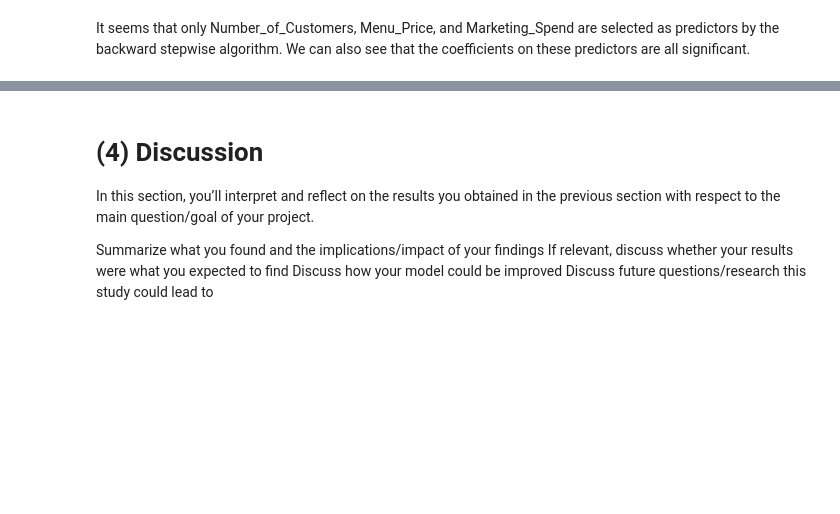
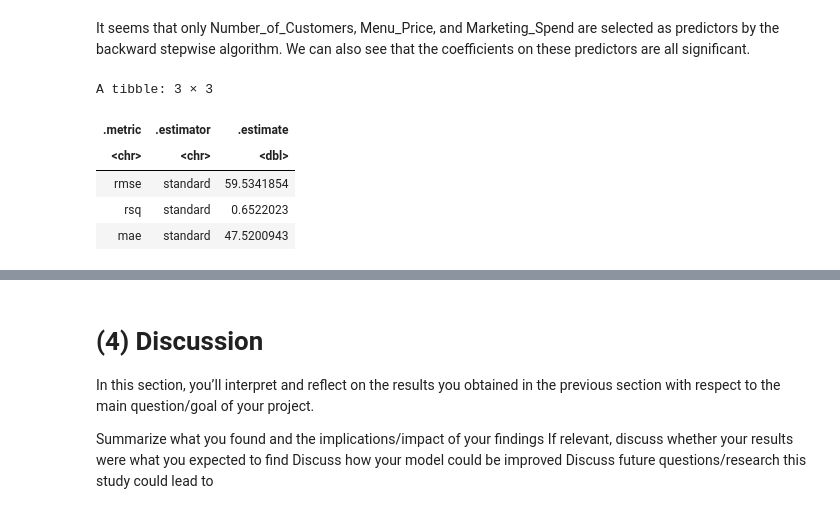
Before and after one commit to You-know-who666/Stat301-Project-G_24, a Jupyter notebook: Stat301 Final Project (1).ipynb, the cells around one changed output, grey strips where cells are left out. Saved outputs shown, nothing was run; the diff lists cells and outputs as text; code cells hidden in the pictures; blank space fills up the shorter version.

```diff
--- a/Stat301 Final Project (1).ipynb
+++ b/Stat301 Final Project (1).ipynb
@@ -413,4 +397,17 @@ It seems that only Number_of_Customers, Menu_Price, and Marketing_Spend are sele
 # %%
 # predicitons not made yet, use the test set. Haven't explained how to create the test set!!!
 
-prediction <- predict()
+test_predictions <- predict(AIC_back, newdata = testing_revenue)
+
+prediction_df <- data.frame(
+  Actual = testing_revenue$Monthly_Revenue,
+  Predicted = test_predictions)
+
+metrics(data = prediction_df, truth = Actual, estimate = Predicted)
+# %% [output]
+A tibble: 3 × 3
+| .metric | .estimator | .estimate |
+| <chr> | <chr> | <dbl> |
+| rmse | standard | 59.5341854 |
+| rsq | standard | 0.6522023 |
+| mae | standard | 47.5200943 |
```
Also changed, not shown: parts of 7 cells of this notebook.
